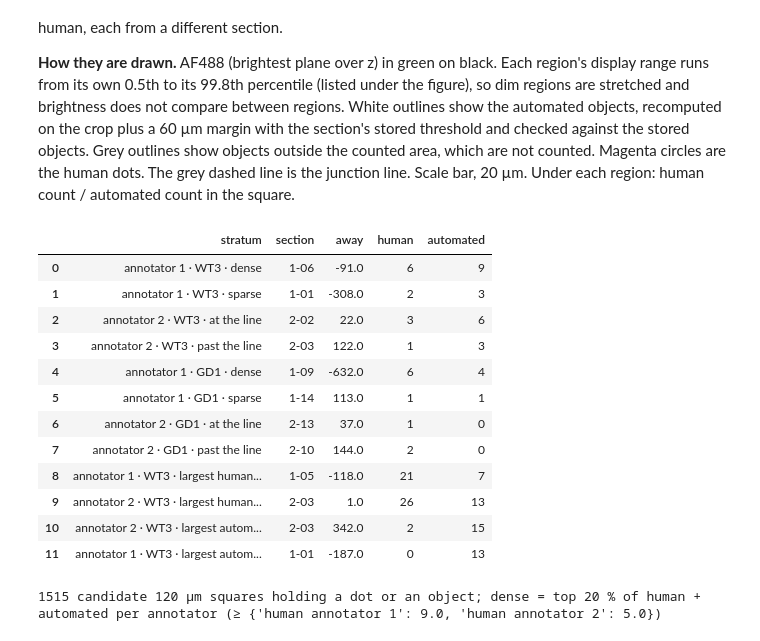
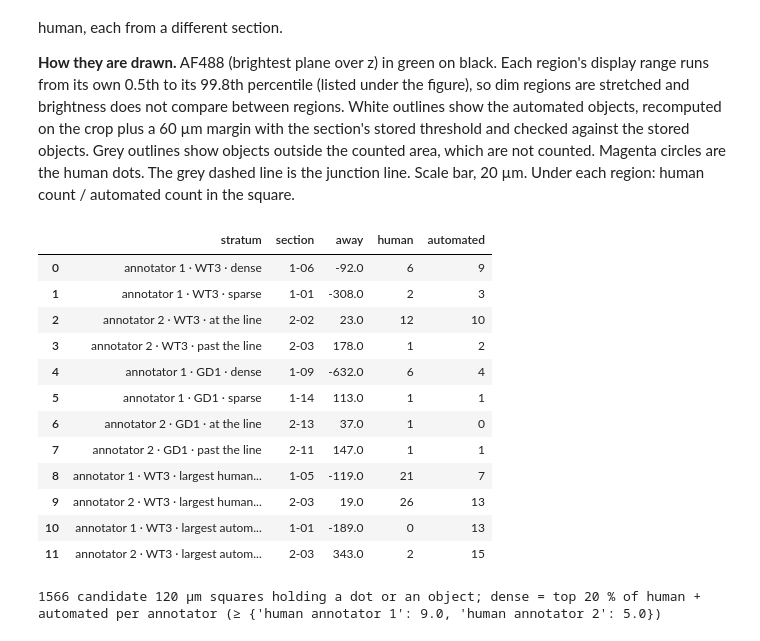
Before and after one commit to daggermaster3000/ARGUS, a Jupyter notebook: notebooks/official_analysis/01_validation.ipynb, the cells around one changed output. Saved outputs shown, nothing was run; the diff lists cells and outputs as text; code cells hidden in the pictures.

```diff
--- a/notebooks/official_analysis/01_validation.ipynb
+++ b/notebooks/official_analysis/01_validation.ipynb
@@ -473,12 +488,12 @@ display(ratio_by_genotype.round(3))
 # %%
-# The whole run: AF488 mask objects that crossed (beside the line, 2–300 µm past it), per mm of junction line.
+# The whole run: AF488 mask objects that crossed (anywhere on the far side of the extended line), per mm of junction line.
 run_rows = []
 for path in sorted((RUN / "cells").glob("*.json")):
     name = path.stem
     info = json.loads(path.read_text(encoding="utf-8"))
     o = mask_objects(name)
-    away = o["d"].to_numpy(float) * home_sign(name)
-    crossed = o["beside"].fillna(False).to_numpy(bool) & (away > GAP_UM) & (away <= NEAR_UM)
+    raw = sides.raw_side(o[["y", "x"]].to_numpy(float), junction_line(name))
+    crossed = raw * sides.home_sign(raw, o["Area (µm²)"]) > 0           # home: the side with more AF488 mask area
     run_rows.append({"name": name, "crossed": int(crossed.sum()), "length (mm)": info["junction_length_um"] / 1000})
 run = pd.DataFrame(run_rows).merge(design[["name", "Genotype", "Experiment", "slide"]], on="name")
 run["crossed per mm"] = run["crossed"] / run["length (mm)"]
@@ -574,31 +589,14 @@ Agreement in totals could hide errors that cancel out, for example missed dim ce
 
 **How they are drawn.** AF488 (brightest plane over z) in green on black. Each region's display range runs from its own 0.5th to its 99.8th percentile (listed under the figure), so dim regions are stretched and brightness does not compare between regions. White outlines show the automated objects, recomputed on the crop plus a 60 µm margin with the section's stored threshold and checked against the stored objects. Grey outlines show objects outside the counted area, which are not counted. Magenta circles are the human dots. The grey dashed line is the junction line. Scale bar, 20 µm. Under each region: human count / automated count in the square.
 # %%
-from microscopy_viewer import fusion as fu  # noqa: E402  (distance of any point to the junction line)
-
-
-def junction_line(name):
-    line = section_info(name)["line"]
-    return np.asarray(json.loads(line) if isinstance(line, str) else line, float)     # (y, x) in µm
-
-
-def away_of(points_yx, name, sign, objects):
-    """`away` and `beside` of any points, from the section's junction line, oriented as the stored objects."""
-    line = junction_line(name)
-    raw, beside, _ = fu.signed_distance(points_yx, line)
-    ref, _, _ = fu.signed_distance(objects[["y", "x"]].to_numpy(float), line)
-    flip = np.sign(np.median(np.sign(ref * objects["d"].to_numpy(float))))      # the run's side convention
-    return raw * flip * sign, beside
-
-
 def tiles_of(s):
     """Every ROI_UM square of a section (on a fixed grid) with the human and automated counts in it."""
     name, annotator = s["name"], s["annotator"]
     cells = pd.read_parquet(ANNOTATORS[annotator] / "cells" / f"{name}.parquet", columns=["y", "x"])
     objects = mask_objects(name)
-    objects = objects[in_counted_area(objects, annotator, s["sign"])]
+    objects = objects[in_counted_area(objects, annotator, name, s["sign"])]
     d = dots[(dots["annotator"] == annotator) & (dots["name"] == name)]
-    d = d[in_counted_area(d, annotator, s["sign"])]
+    d = d[in_counted_area(d, annotator, name, s["sign"])]
     y0, x0 = np.floor(cells[["y", "x"]].min().to_numpy() / ROI_UM) * ROI_UM
     y1, x1 = cells[["y", "x"]].max().to_numpy()
     cy, cx = np.meshgrid(np.arange(y0, y1, ROI_UM) + ROI_UM / 2, np.arange(x0, x1, ROI_UM) + ROI_UM / 2,
@@ -606,9 +604,9 @@ def tiles_of(s):
     t = pd.DataFrame({"cy": cy.ravel(), "cx": cx.ravel()})
     gap, _ = cKDTree(cells[["y", "x"]].to_numpy()).query(t[["cy", "cx"]].to_numpy())
     t = t[gap <= 15].copy()                                  # the centre lies in the tissue
-    t["away"], t["beside"] = away_of(t[["cy", "cx"]].to_numpy(), name, s["sign"], mask_objects(name))
+    t["away"] = away_of(t.rename(columns={"cy": "y", "cx": "x"}), name, s["sign"])
     if annotator == "human annotator 2":                     # the centre lies in the counted area
-        t = t[t["beside"] & (t["away"] >= AREA_2_UM[0]) & (t["away"] <= AREA_2_UM[1])].copy()
+        t = t[t["away"] >= AREA_2_UM].copy()
 
     def count(points):
         iy = np.floor((points["y"].to_numpy() - y0) / ROI_UM)
@@ -634,46 +632,46 @@ for g in GENOTYPES:
                 & (t["Genotype"] == g) & (t["total"] >= dense_cut["human annotator 1"])),
                (f"annotator 1 · {g} · sparse", lambda t, g=g: (t["annotator"] == "human annotator 1")
                 & (t["Genotype"] == g) & t["human"].between(1, 4)),
                (f"annotator 2 · {g} · at the line", lambda t, g=g: (t["annotator"] == "human annotator 2")
                 & (t["Genotype"] == g) & t["away"].between(-20, 40) & (t["human"] >= 1)),
                (f"annotator 2 · {g} · past the line", lambda t, g=g: (t["annotator"] == "human annotator 2")
                 & (t["Genotype"] == g) & t["away"].between(120, 240) & (t["human"] >= 1))]
 
 rng = np.random.default_rng(ROI_SEED)
 chosen, used = [], set()
 for stratum, test in STRATA:
     pool = tiles[test(tiles)]
     fresh = pool[~pool["name"].isin(used)]                 # a different section from those already drawn, if any
     pick = (fresh if len(fresh) else pool).iloc[int(rng.integers(len(fresh if len(fresh) else pool)))]
     chosen.append(pick.to_dict() | {"stratum": stratum})
     used.add(pick["name"])
 # And the four regions where the two counts differ most (two each way), each from a different section.
 for direction, what in ((-1, "largest human excess"), (1, "largest automated excess")):
     order = tiles.assign(key=tiles["difference"] * direction).sort_values("key", ascending=False)
     order = order[order["key"] > 0].drop_duplicates("name")
     for _, pick in order.head(2).iterrows():
         chosen.append(pick.to_dict() | {"stratum": f"{pick['annotator'][-11:]} · {pick['Genotype']} · {what}"})
 rois = pd.DataFrame(chosen)
 rois["section"] = [totals.set_index(["annotator", "name"]).at[(a, n), "section"]
                    for a, n in zip(rois["annotator"], rois["name"])]
 display(rois[["stratum", "section", "away", "human", "automated"]].round(0))
 print(f"{len(tiles)} candidate {ROI_UM:.0f} µm squares holding a dot or an object; dense = top 20 % of human + "
       f"automated per annotator (≥ {dense_cut.to_dict()})")
 # %% [output]
 |  | stratum | section | away | human | automated |
-| 0 | annotator 1 · WT3 · dense | 1-06 | -91.0 | 6 | 9 |
+| 0 | annotator 1 · WT3 · dense | 1-06 | -92.0 | 6 | 9 |
 | 1 | annotator 1 · WT3 · sparse | 1-01 | -308.0 | 2 | 3 |
-| 2 | annotator 2 · WT3 · at the line | 2-02 | 22.0 | 3 | 6 |
-| 3 | annotator 2 · WT3 · past the line | 2-03 | 122.0 | 1 | 3 |
+| 2 | annotator 2 · WT3 · at the line | 2-02 | 23.0 | 12 | 10 |
+| 3 | annotator 2 · WT3 · past the line | 2-03 | 178.0 | 1 | 2 |
 | 4 | annotator 1 · GD1 · dense | 1-09 | -632.0 | 6 | 4 |
 | 5 | annotator 1 · GD1 · sparse | 1-14 | 113.0 | 1 | 1 |
 | 6 | annotator 2 · GD1 · at the line | 2-13 | 37.0 | 1 | 0 |
-| 7 | annotator 2 · GD1 · past the line | 2-10 | 144.0 | 2 | 0 |
-| 8 | annotator 1 · WT3 · largest human... | 1-05 | -118.0 | 21 | 7 |
-| 9 | annotator 2 · WT3 · largest human... | 2-03 | 1.0 | 26 | 13 |
-| 10 | annotator 2 · WT3 · largest autom... | 2-03 | 342.0 | 2 | 15 |
-| 11 | annotator 1 · WT3 · largest autom... | 1-01 | -187.0 | 0 | 13 |
+| 7 | annotator 2 · GD1 · past the line | 2-11 | 147.0 | 1 | 1 |
+| 8 | annotator 1 · WT3 · largest human... | 1-05 | -119.0 | 21 | 7 |
+| 9 | annotator 2 · WT3 · largest human... | 2-03 | 19.0 | 26 | 13 |
+| 10 | annotator 1 · WT3 · largest autom... | 1-01 | -189.0 | 0 | 13 |
+| 11 | annotator 2 · WT3 · largest autom... | 2-03 | 343.0 | 2 | 15 |
-1515 candidate 120 µm squares holding a dot or an object; dense = top 20 % of human + automated per annotator (≥ {'human annotator 1': 9.0, 'human annotator 2': 5.0})
+1566 candidate 120 µm squares holding a dot or an object; dense = top 20 % of human + automated per annotator (≥ {'human annotator 1': 9.0, 'human annotator 2': 5.0})
 # %%
 def roi_masks(name, centres):
     """The counting method's mask recomputed on each square (+ ROI_MARGIN_UM round it), from crops only.
```
Also changed, not shown: parts of 19 cells of this notebook, 2 other files.
